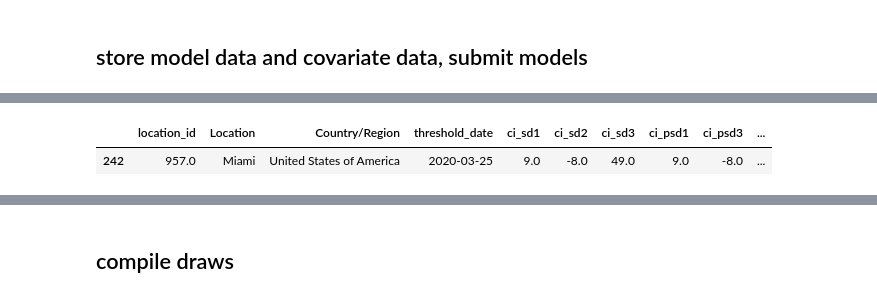
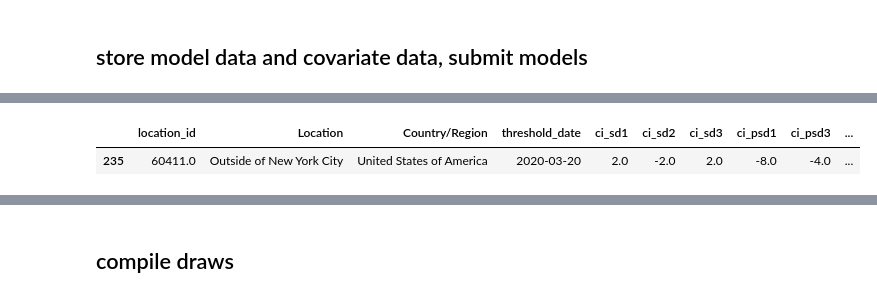
Before and after one commit to ihmeuw/covid-model-deaths, a Jupyter notebook: notebooks/run_us_counties.ipynb, the cells around one changed output, grey strips where cells are left out. Drawn from its saved outputs; the diff is of its cells as text; code cells hidden in the pictures.

```diff
--- a/notebooks/run_us_counties.ipynb
+++ b/notebooks/run_us_counties.ipynb
@@ -245,8 +213,8 @@ euro_df = euro_df.merge(loc_df)
 euro_df = euro_df.loc[(euro_df.most_detailed == 1) &
                       (~euro_df.location_id.isin([53451, 53452, 53474])),
                       ['location_id', 'Location', 'Country/Region', 'level']]
-# Dropping counties without data
-euro_df = euro_df.loc[(~euro_df.location_id.isin([780, 781, 789, 60414])),
+# Dropping counties without more than 1 day of data
+euro_df = euro_df.loc[(~euro_df.location_id.isin([780, 781, 787, 789, 790, 792, 794, 796, 799, 60414])),
                       ['location_id', 'Location', 'Country/Region', 'level']]
 euro_df
 # %% [output]
@@ -405,12 +367,12 @@ for location_id, location, country in zip(euro_df['location_id'], euro_df['Locat
     mod_df = mod_df.loc[~(mod_df['Deaths'].isnull())].reset_index(drop=True)
     mod_df = mod_df.loc[~mod_df['Location'].isin(['Life Care Center, Kirkland, WA'])]
 
-    # Ugh, Miami needs to have location_id changed!
-    # Change location_id for Miami
-    miami = mod_df[mod_df['location_id'] == 60408]
-    miami['location_id'] = 957
-    mod_df = mod_df.append(miami)
-    mod_df = mod_df[mod_df['location_id'] != 60408]
+#     # Ugh, Miami needs to have location_id changed!
+#     # Change location_id for Miami
+#     miami = mod_df[mod_df['location_id'] == 60408]
+#     miami['location_id'] = 957
+#     mod_df = mod_df.append(miami)
+#     mod_df = mod_df[mod_df['location_id'] != 60408]
 
     # flag as true data
     mod_df['pseudo'] = 0
@@ -489,5 +451,4 @@ for location_id, location, country in zip(euro_df['location_id'], euro_df['Locat
                             python=shutil.which('python'),
                             verbose=False)
             n_i += 1
-            stop
 # %% [output]
@@ -501,5 +480,5 @@ NameError: name 'stop' is not defined
 # %%
-sd_cov_df[sd_cov_df['location_id'] == 957]
+sd_cov_df[sd_cov_df['location_id'] == 60411]
 # %% [output]
 |  | location_id | Location | Country/Region | threshold_date | ci_sd1 | ci_sd2 | ci_sd3 | ci_psd1 | ci_psd3 | ... |
-| 242 | 957.0 | Miami | United States of America | 2020-03-25 | 9.0 | -8.0 | 49.0 | 9.0 | -8.0 | ... |
+| 235 | 60411.0 | Outside of New York City | United States of America | 2020-03-20 | 2.0 | -2.0 | 2.0 | -8.0 | -4.0 | ... |
```
Also changed, not shown: parts of 16 cells of this notebook, 1 other file.
